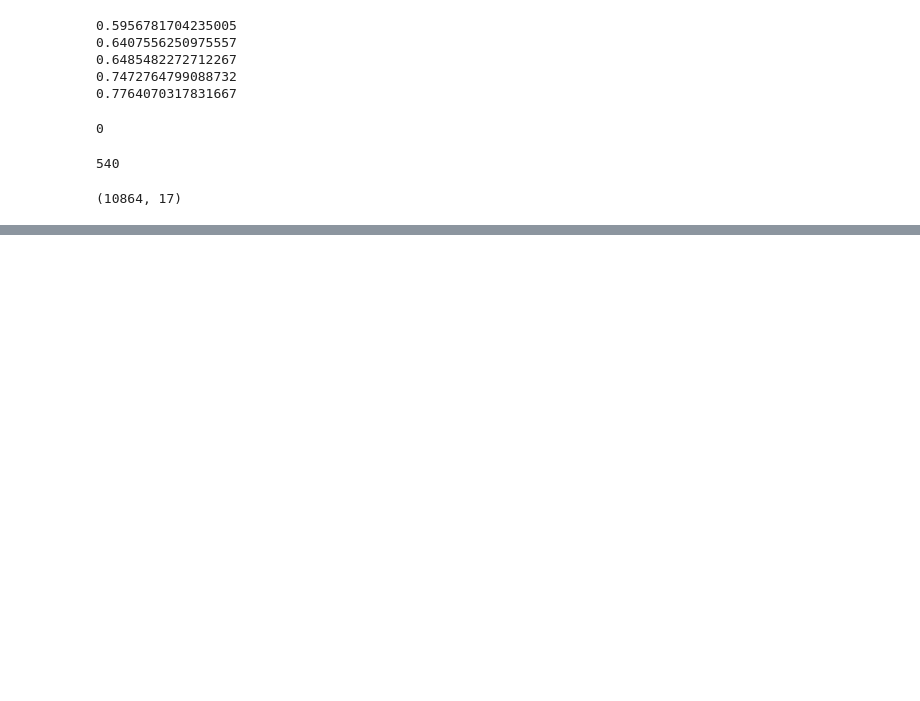
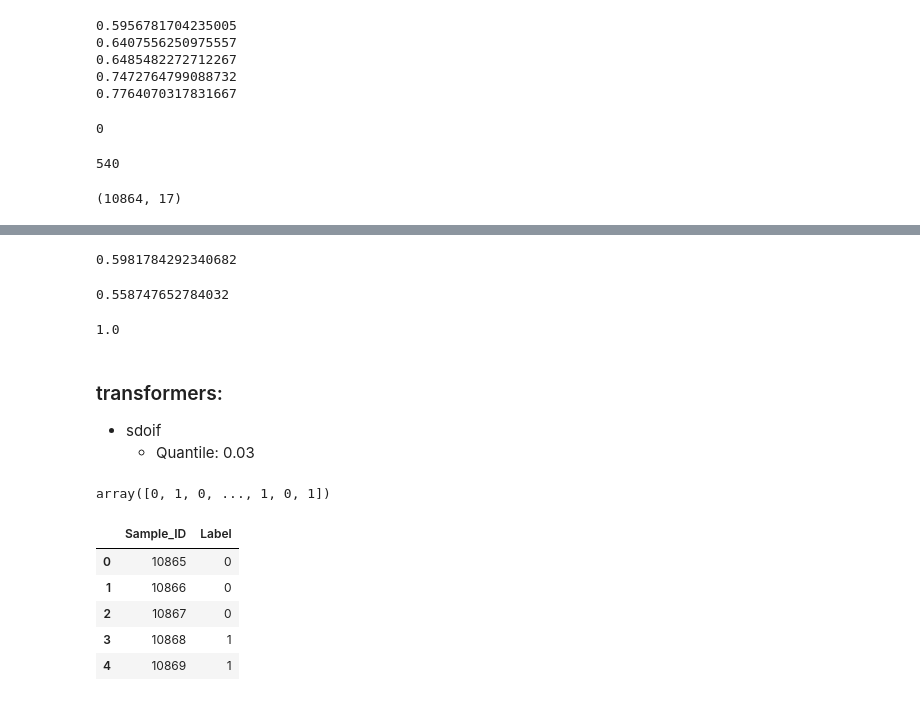
Before and after one commit to xSurus/startHack, a Jupyter notebook: finn.ipynb, the cells around one changed output, grey strips where cells are left out. Saved outputs shown, nothing was run; the diff lists cells and outputs as text; code cells hidden in the pictures; blank space fills up the shorter version.

Commit message:
finn flush

```diff
--- a/finn.ipynb
+++ b/finn.ipynb
@@ -427,0 +453,51 @@ array([[1.],
+# %%
+for col, t in trans_dict.items():
+    Xbeast[col] = t().fit_transform(Xbeast[[col]])
+
+feat_trans.test_feats(RandomForestClassifier(), Xbeast.to_numpy(), y)
+# %% [output]
+0.5981784292340682
+# %%
+from sklearn.ensemble import ExtraTreesClassifier
+clf = ExtraTreesClassifier(n_estimators=50)
+y = train["Label"]
+clf = clf.fit(Xbeast, y)
+model = SelectFromModel(clf, prefit=True)
+X_clf = model.transform(Xbeast)
+feat_trans.test_feats(ExtraTreesClassifier(n_estimators=50), X_clf, y)
+# %% [output]
+0.558747652784032
+# %%
+Xs, ys = SMOTE().fit_resample(X_clf, y)
+mod = ExtraTreesClassifier().fit(Xs, ys)
+y_pred = mod.predict(X_clf)
+f1_score(y, y_pred)
+# %% [output]
+1.0
+# %%
+test = pd.read_csv("data/Test.csv")
+test
+reload(baseline)
+X = baseline.testX()
+for col, t in trans_dict.items():
+    X[col] = t().fit_transform(X[[col]])
+y_pred = mod.predict(model.transform(X))
+# %% [markdown]
+### transformers:
+- sdoif
+    -  Quantile: 0.03
+# %%
+y_pred
+# %% [output]
+array([0, 1, 0, ..., 1, 0, 1])
+# %%
+sub_file = pd.DataFrame({'Sample_ID': test.Sample_ID, 'Label': y_pred})
+sub_file.to_csv('finn/extra.csv', index = False)
+sub_file.head()
+# %% [output]
+|  | Sample_ID | Label |
+| 0 | 10865 | 0 |
+| 1 | 10866 | 0 |
+| 2 | 10867 | 0 |
+| 3 | 10868 | 1 |
+| 4 | 10869 | 1 |
```
Also changed, not shown: parts of 8 cells of this notebook, 3 other files.
